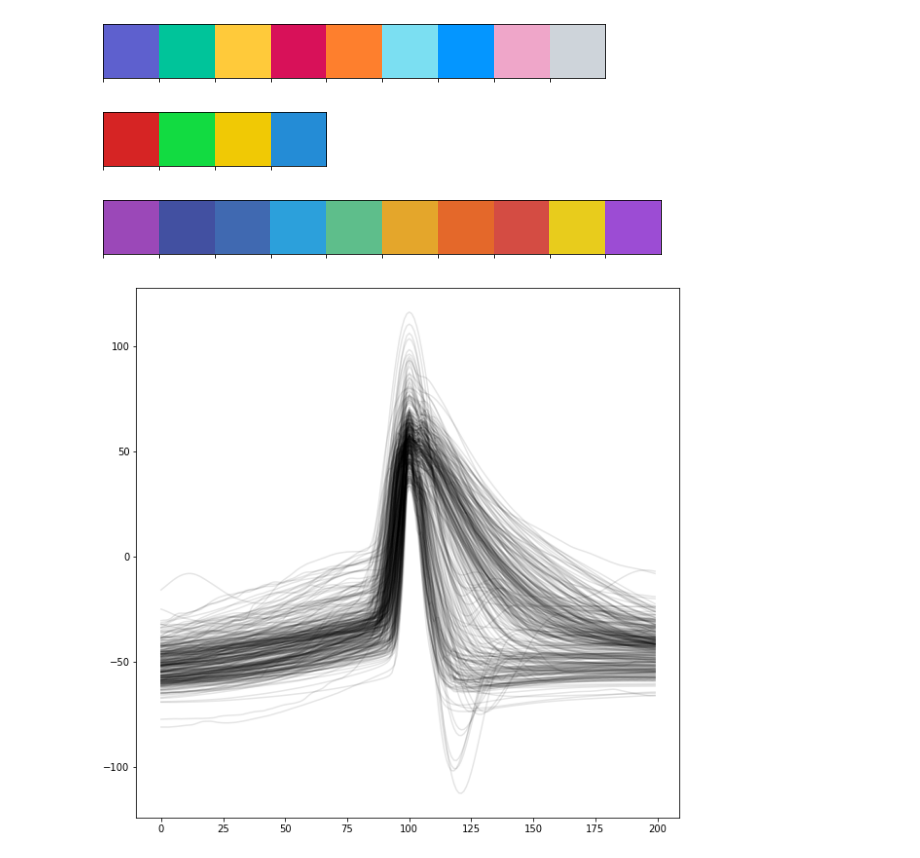
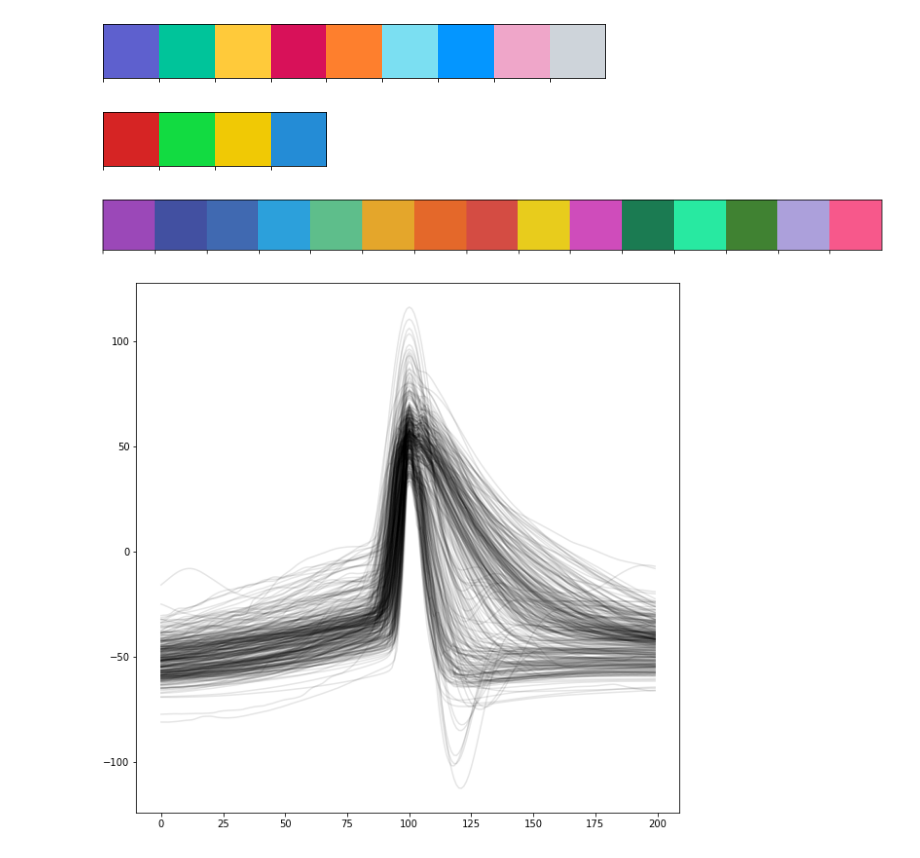
Before and after one commit to Nishant-codex/GIFFittingToolbox, a Jupyter notebook: src/examples/Clustering_biophys_params.ipynb, the cells around one changed output. Saved outputs shown, nothing was run; the diff lists cells and outputs as text; code cells hidden in the pictures.

```diff
--- a/src/examples/Clustering_biophys_params.ipynb
+++ b/src/examples/Clustering_biophys_params.ipynb
@@ -133,26 +241,31 @@ def find_optimum_res(data):
 # %%
 pal = ["#00202e","#003f5c","#2c4875","#8a508f","#bc5090","#ff6361","#ff8531","#ffa600","#ffd380"]
 CUSTOM_PAL_SORT_3 = ['#5e60ce','#00c49a','#ffca3a','#D81159','#fe7f2d','#7bdff2','#0496ff','#efa6c9','#ced4da']
 GMM_PAL = ['#d62424','#12db41','#f0c905','#248cd6']
 
 # In RGB form
 coherence_colors = [[0.609, 0.283, 0.724],
                     [0.259,	0.314, 0.635],
                     [0.251,	0.412, 0.698],
                     [0.176,	0.631, 0.859],
                     [0.369,	0.749, 0.549],
                     [0.898,	0.654, 0.169],
                     [0.898,	0.41 , 0.165],
                     [0.834,	0.3 , 0.265],
                     [0.912,	0.8 , 0.112],
-                    [0.612,	0.3 , 0.834]]
+                    [0.812,	0.3 , 0.734],
+                    [0.109, 0.483, 0.324],
+                    [0.159,	0.914, 0.635],
+                    [0.251,	0.512, 0.198],
+                    [0.676,	0.631, 0.859],
+                    [0.969,	0.349, 0.549],]
 sns.palplot(CUSTOM_PAL_SORT_3)
 sns.palplot(GMM_PAL)
 sns.palplot(coherence_colors)
 # %% [output]
 [figure]
 [figure]
-[figure, old version]
+[figure, new version]
 # %%
 discarded_exps = ['xuan_151118_E1',
 'xuan_15319_E1' ,
```
Also changed, not shown: parts of 27 cells of this notebook, 4 other files.
